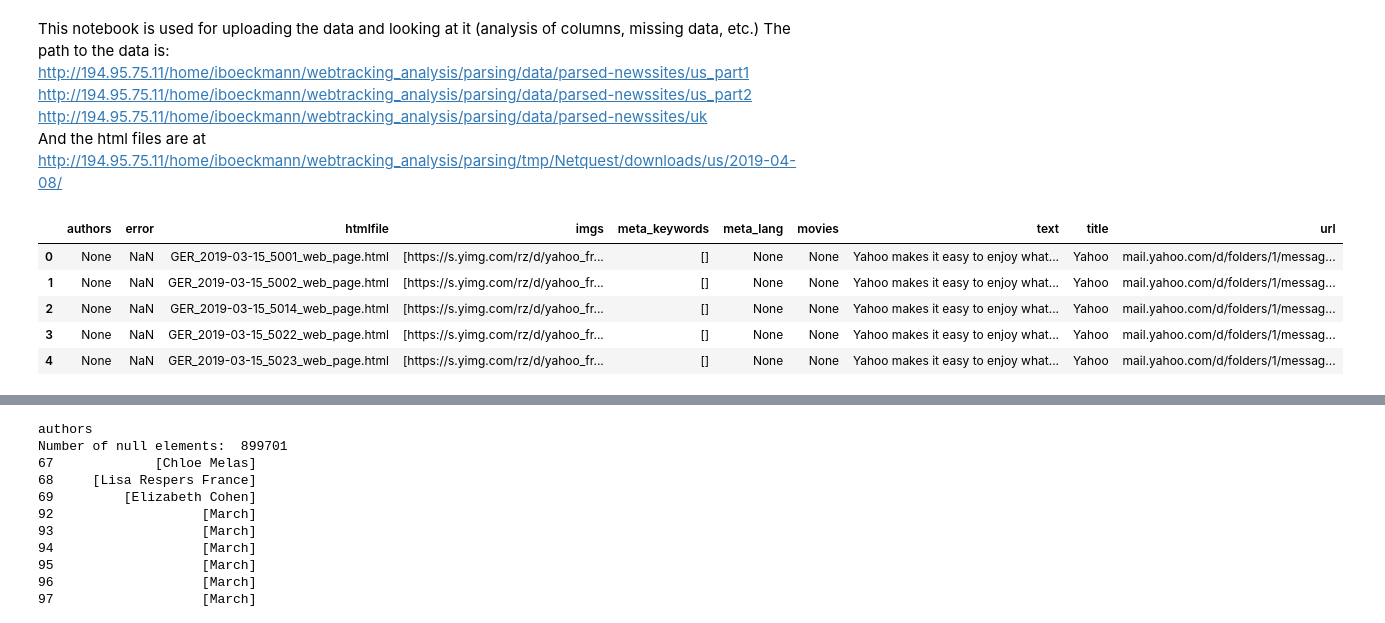
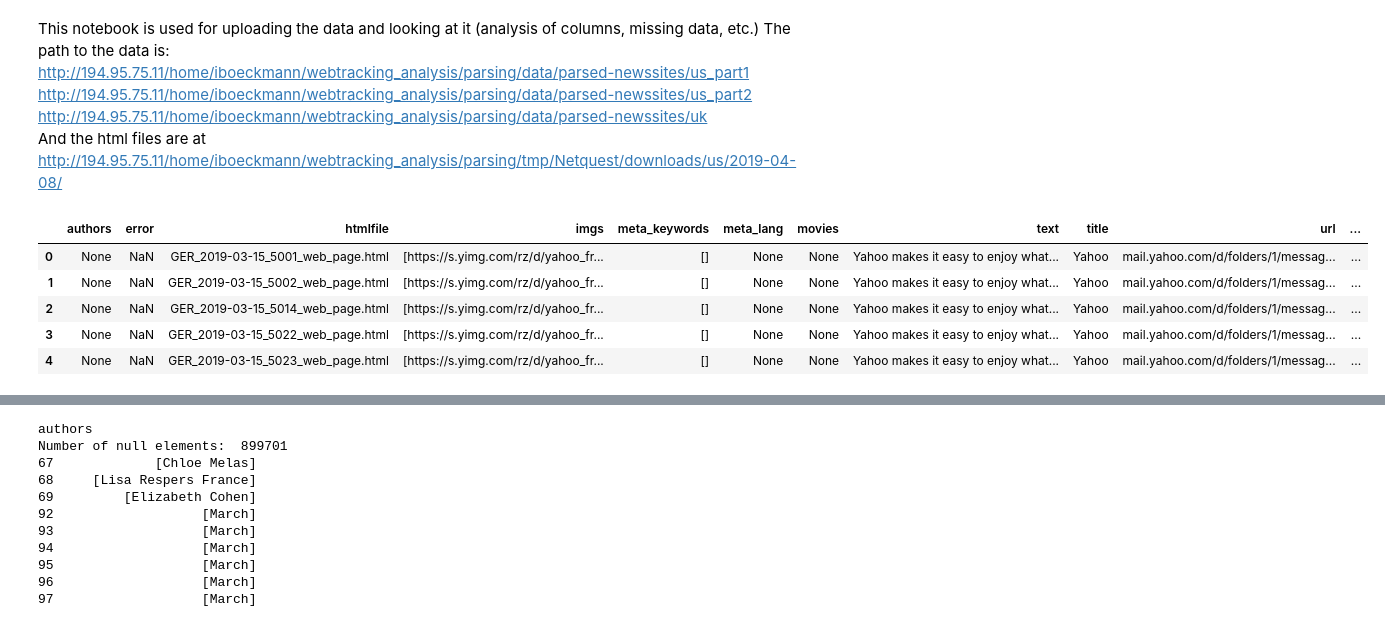
Before and after one commit to gesiscss/media_frames, a Jupyter notebook: 1.Data_Analysis.ipynb, the cells around one changed output, grey strips where cells are left out. Saved outputs shown, nothing was run; the diff lists cells and outputs as text; code cells hidden in the pictures.

```diff
--- a/1.Data_Analysis.ipynb
+++ b/1.Data_Analysis.ipynb
@@ -11,15 +11,19 @@ import glob
 # %%
 PATH_TO_DATA_FOLDER = '../data/*'
 news = pd.DataFrame()
 for filepath in glob.iglob(PATH_TO_DATA_FOLDER):
-    news = news.append(pd.read_json(filepath, lines=True))
+    current_news = pd.read_json(filepath, lines=True)
+    current_news['country'] = filepath.split('/')[-1][:-5]
+    news = news.append(current_news)
+
 
 news.reset_index(inplace=True, drop=True)
+news['country'] = news['country'].apply(lambda x: 'us' if x[:2]=='us' else x)
 news.head()
 # %% [output]
-|  | authors | error | htmlfile | imgs | meta_keywords | meta_lang | movies | text | title | url |
-| 0 | None | NaN | GER_2019-03-15_5001_web_page.html | [https://s.yimg.com/rz/d/yahoo_fr... | [] | None | None | Yahoo makes it easy to enjoy what... | Yahoo | mail.yahoo.com/d/folders/1/messag... |
-| 1 | None | NaN | GER_2019-03-15_5002_web_page.html | [https://s.yimg.com/rz/d/yahoo_fr... | [] | None | None | Yahoo makes it easy to enjoy what... | Yahoo | mail.yahoo.com/d/folders/1/messag... |
-| 2 | None | NaN | GER_2019-03-15_5014_web_page.html | [https://s.yimg.com/rz/d/yahoo_fr... | [] | None | None | Yahoo makes it easy to enjoy what... | Yahoo | mail.yahoo.com/d/folders/1/messag... |
-| 3 | None | NaN | GER_2019-03-15_5022_web_page.html | [https://s.yimg.com/rz/d/yahoo_fr... | [] | None | None | Yahoo makes it easy to enjoy what... | Yahoo | mail.yahoo.com/d/folders/1/messag... |
-| 4 | None | NaN | GER_2019-03-15_5023_web_page.html | [https://s.yimg.com/rz/d/yahoo_fr... | [] | None | None | Yahoo makes it easy to enjoy what... | Yahoo | mail.yahoo.com/d/folders/1/messag... |
+|  | authors | error | htmlfile | imgs | meta_keywords | meta_lang | movies | text | title | url | ... |
+| 0 | None | NaN | GER_2019-03-15_5001_web_page.html | [https://s.yimg.com/rz/d/yahoo_fr... | [] | None | None | Yahoo makes it easy to enjoy what... | Yahoo | mail.yahoo.com/d/folders/1/messag... | ... |
+| 1 | None | NaN | GER_2019-03-15_5002_web_page.html | [https://s.yimg.com/rz/d/yahoo_fr... | [] | None | None | Yahoo makes it easy to enjoy what... | Yahoo | mail.yahoo.com/d/folders/1/messag... | ... |
+| 2 | None | NaN | GER_2019-03-15_5014_web_page.html | [https://s.yimg.com/rz/d/yahoo_fr... | [] | None | None | Yahoo makes it easy to enjoy what... | Yahoo | mail.yahoo.com/d/folders/1/messag... | ... |
+| 3 | None | NaN | GER_2019-03-15_5022_web_page.html | [https://s.yimg.com/rz/d/yahoo_fr... | [] | None | None | Yahoo makes it easy to enjoy what... | Yahoo | mail.yahoo.com/d/folders/1/messag... | ... |
+| 4 | None | NaN | GER_2019-03-15_5023_web_page.html | [https://s.yimg.com/rz/d/yahoo_fr... | [] | None | None | Yahoo makes it easy to enjoy what... | Yahoo | mail.yahoo.com/d/folders/1/messag... | ... |
```
Also changed, not shown: parts of 5 cells of this notebook.
